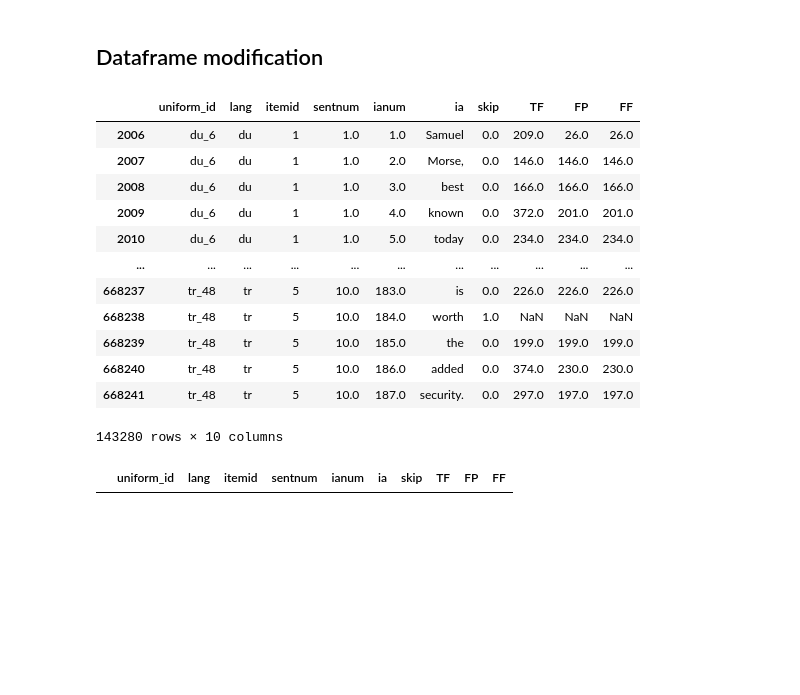
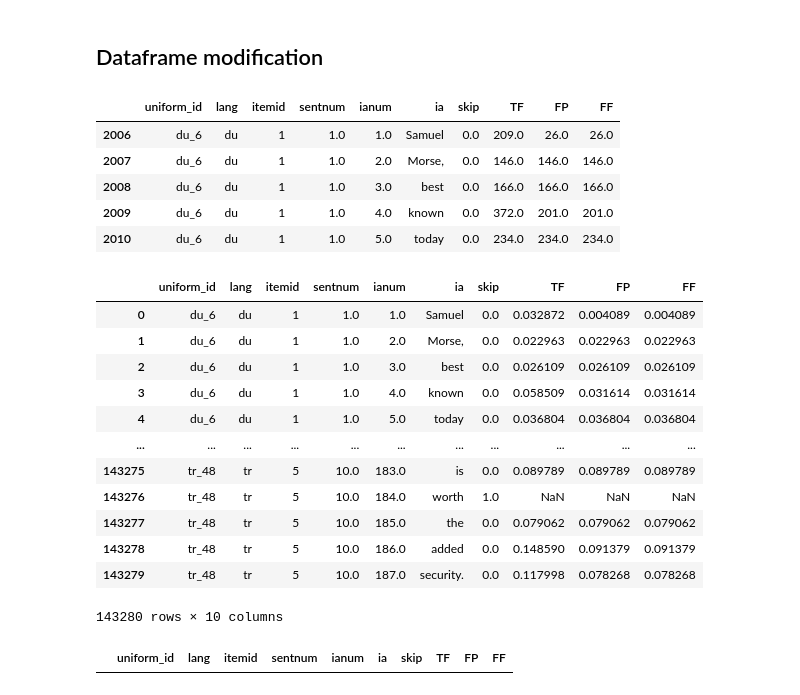
Before and after one commit to linaskerath/ANLP_project, a Jupyter notebook: scripts/data_preparation_new.ipynb, the cells around one changed output. Saved outputs shown, nothing was run; the diff lists cells and outputs as text; code cells hidden in the pictures; blank space fills up the shorter version.

```diff
--- a/scripts/data_preparation_new.ipynb
+++ b/scripts/data_preparation_new.ipynb
@@ -229,24 +229,42 @@ Words count: 681
 # %%
 # texts_to_drop = ('10', '11', '12', '6', '9', '7', '8') #Words count: 782
 texts_to_drop = ('2', '10', '11', '12', '6', '9', '7', '8') #Words count: 684
+df = original_df
 df = filter_by_text(original_df, texts_to_drop)
 df = df[["uniform_id", "lang", "itemid", "sentnum", "ianum", "ia", "skip", "dur", "firstrun.dur", "firstfix.dur"]]
 df = df.rename(columns={"dur":"TF", "firstfix.dur":"FF", "firstrun.dur":"FP"})
-df
+df.head()
 # %% [output]
 |  | uniform_id | lang | itemid | sentnum | ianum | ia | skip | TF | FP | FF |
 | 2006 | du_6 | du | 1 | 1.0 | 1.0 | Samuel | 0.0 | 209.0 | 26.0 | 26.0 |
 | 2007 | du_6 | du | 1 | 1.0 | 2.0 | Morse, | 0.0 | 146.0 | 146.0 | 146.0 |
 | 2008 | du_6 | du | 1 | 1.0 | 3.0 | best | 0.0 | 166.0 | 166.0 | 166.0 |
 | 2009 | du_6 | du | 1 | 1.0 | 4.0 | known | 0.0 | 372.0 | 201.0 | 201.0 |
 | 2010 | du_6 | du | 1 | 1.0 | 5.0 | today | 0.0 | 234.0 | 234.0 | 234.0 |
-| ... | ... | ... | ... | ... | ... | ... | ... | ... | ... | ... |
-| 668237 | tr_48 | tr | 5 | 10.0 | 183.0 | is | 0.0 | 226.0 | 226.0 | 226.0 |
-| 668238 | tr_48 | tr | 5 | 10.0 | 184.0 | worth | 1.0 | NaN | NaN | NaN |
-| 668239 | tr_48 | tr | 5 | 10.0 | 185.0 | the | 0.0 | 199.0 | 199.0 | 199.0 |
-| 668240 | tr_48 | tr | 5 | 10.0 | 186.0 | added | 0.0 | 374.0 | 230.0 | 230.0 |
-| 668241 | tr_48 | tr | 5 | 10.0 | 187.0 | security. | 0.0 | 297.0 | 197.0 | 197.0 |
-143280 rows × 10 columns
+# %%
+# total sentence reading time
+total_sentence_readtime = df.groupby(['uniform_id', 'itemid', 'sentnum'])['TF'].sum().reset_index()
+total_sentence_readtime = total_sentence_readtime.rename(columns = {'TF':'total_dur'})
+df = df.merge(total_sentence_readtime, on = ['uniform_id', 'itemid', 'sentnum'], how = 'left')
+df['FF'] = df['FF'] / df['total_dur']
+df['FP'] = df['FP'] / df['total_dur']
+df['TF'] = df['TF'] / df['total_dur']
+df = df.drop(["total_dur"], axis=1)
+df
+# %% [output]
+|  | uniform_id | lang | itemid | sentnum | ianum | ia | skip | TF | FP | FF |
+| 0 | du_6 | du | 1 | 1.0 | 1.0 | Samuel | 0.0 | 0.032872 | 0.004089 | 0.004089 |
+| 1 | du_6 | du | 1 | 1.0 | 2.0 | Morse, | 0.0 | 0.022963 | 0.022963 | 0.022963 |
+| 2 | du_6 | du | 1 | 1.0 | 3.0 | best | 0.0 | 0.026109 | 0.026109 | 0.026109 |
+| 3 | du_6 | du | 1 | 1.0 | 4.0 | known | 0.0 | 0.058509 | 0.031614 | 0.031614 |
+| 4 | du_6 | du | 1 | 1.0 | 5.0 | today | 0.0 | 0.036804 | 0.036804 | 0.036804 |
+| ... | ... | ... | ... | ... | ... | ... | ... | ... | ... | ... |
+| 143275 | tr_48 | tr | 5 | 10.0 | 183.0 | is | 0.0 | 0.089789 | 0.089789 | 0.089789 |
+| 143276 | tr_48 | tr | 5 | 10.0 | 184.0 | worth | 1.0 | NaN | NaN | NaN |
+| 143277 | tr_48 | tr | 5 | 10.0 | 185.0 | the | 0.0 | 0.079062 | 0.079062 | 0.079062 |
+| 143278 | tr_48 | tr | 5 | 10.0 | 186.0 | added | 0.0 | 0.148590 | 0.091379 | 0.091379 |
+| 143279 | tr_48 | tr | 5 | 10.0 | 187.0 | security. | 0.0 | 0.117998 | 0.078268 | 0.078268 |
+143280 rows × 10 columns
 # %%
 df[(df.skip == 0) & (df.TF.isna())] #should be empty
 # %% [output]
```
Also changed, not shown: parts of 2 cells of this notebook, 2 other files.
